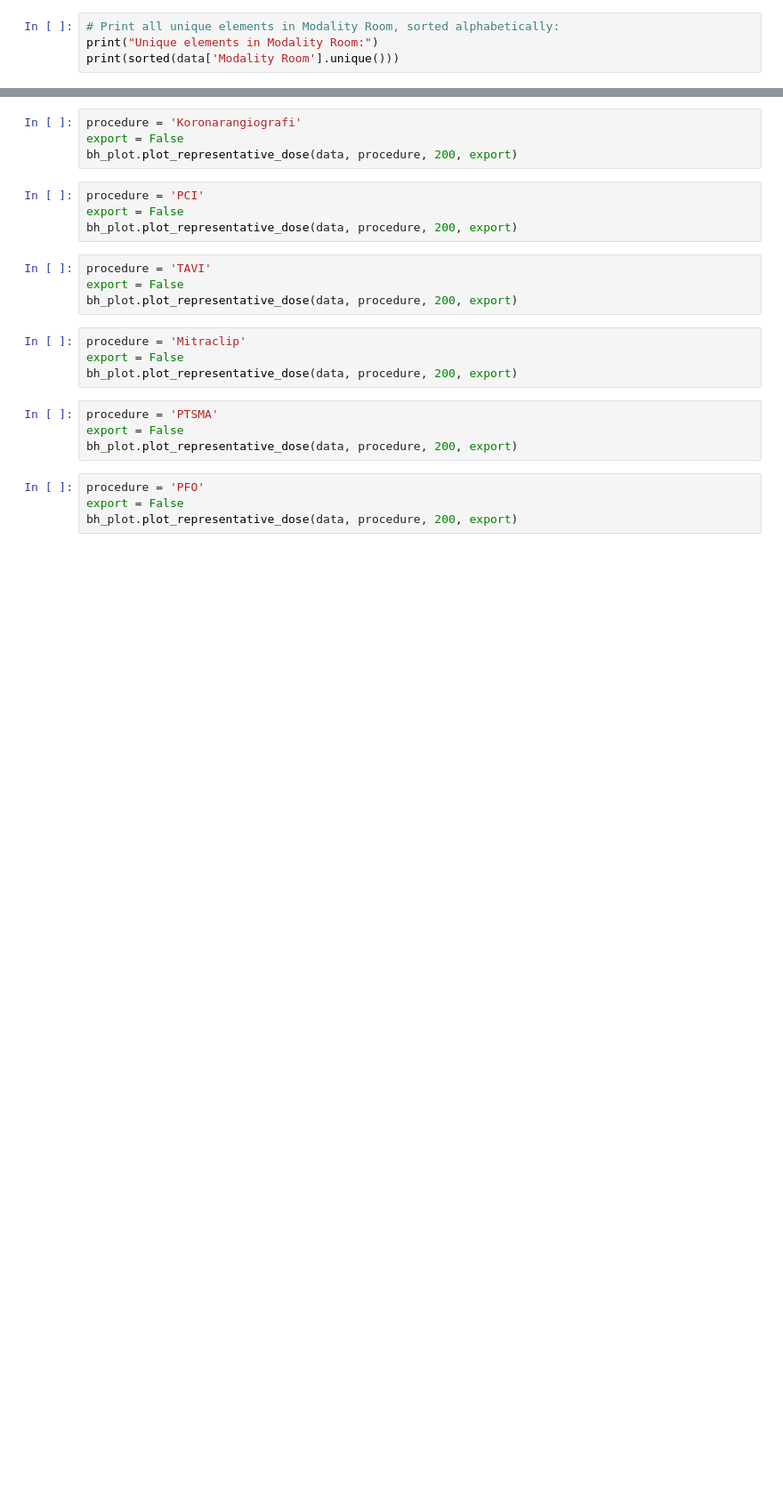
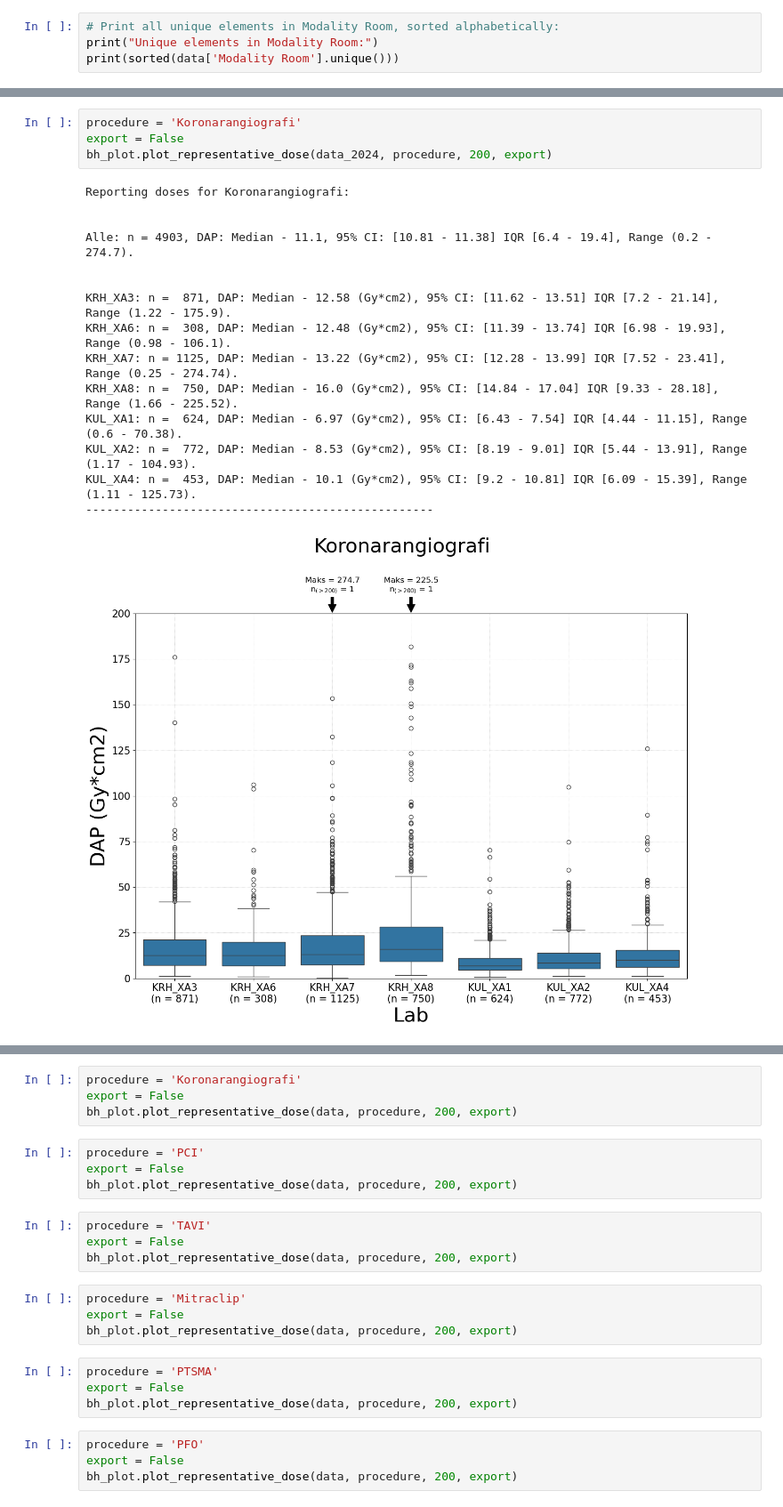
Before and after one commit to bjornhel/XA_DoseAnalysis, a Jupyter notebook: Code/script_xa_dsa_kardiologi.ipynb, the cells around one changed output, grey strips where cells are left out. Shown at 89% size. Drawn from its saved outputs; the diff is of its cells as text; blank space fills up the shorter version.

```diff
--- a/Code/script_xa_dsa_kardiologi.ipynb
+++ b/Code/script_xa_dsa_kardiologi.ipynb
@@ -46,0 +127,20 @@ data = bh_map.map_procedures(data, mapping_dict, True)
+# %%
+procedure = 'Koronarangiografi'
+export = False
+bh_plot.plot_representative_dose(data_2024, procedure, 200, export)
+# %% [output]
+Reporting doses for Koronarangiografi:
+
+
+Alle: n = 4903, DAP: Median - 11.1, 95% CI: [10.81 - 11.38] IQR [6.4 - 19.4], Range (0.2 - 274.7).
+
+
+KRH_XA3: n =  871, DAP: Median - 12.58 (Gy*cm2), 95% CI: [11.62 - 13.51] IQR [7.2 - 21.14], Range (1.22 - 175.9).
+KRH_XA6: n =  308, DAP: Median - 12.48 (Gy*cm2), 95% CI: [11.39 - 13.74] IQR [6.98 - 19.93], Range (0.98 - 106.1).
+KRH_XA7: n = 1125, DAP: Median - 13.22 (Gy*cm2), 95% CI: [12.28 - 13.99] IQR [7.52 - 23.41], Range (0.25 - 274.74).
+KRH_XA8: n =  750, DAP: Median - 16.0 (Gy*cm2), 95% CI: [14.84 - 17.04] IQR [9.33 - 28.18], Range (1.66 - 225.52).
+KUL_XA1: n =  624, DAP: Median - 6.97 (Gy*cm2), 95% CI: [6.43 - 7.54] IQR [4.44 - 11.15], Range (0.6 - 70.38).
+KUL_XA2: n =  772, DAP: Median - 8.53 (Gy*cm2), 95% CI: [8.19 - 9.01] IQR [5.44 - 13.91], Range (1.17 - 104.93).
+KUL_XA4: n =  453, DAP: Median - 10.1 (Gy*cm2), 95% CI: [9.2 - 10.81] IQR [6.09 - 15.39], Range (1.11 - 125.73).
+--------------------------------------------------
+[figure, added]
```
Also changed, not shown: parts of 10 cells of this notebook, 2 other files.
